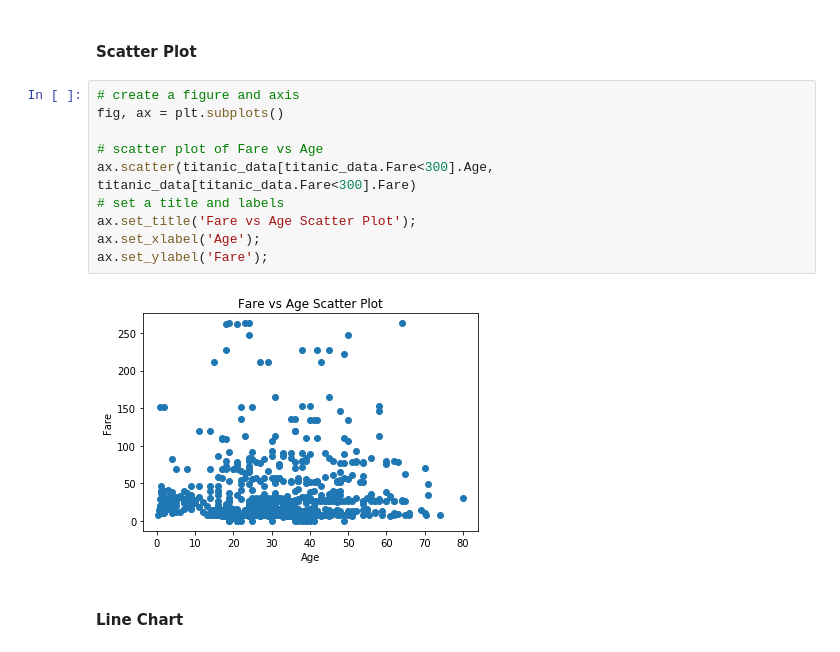
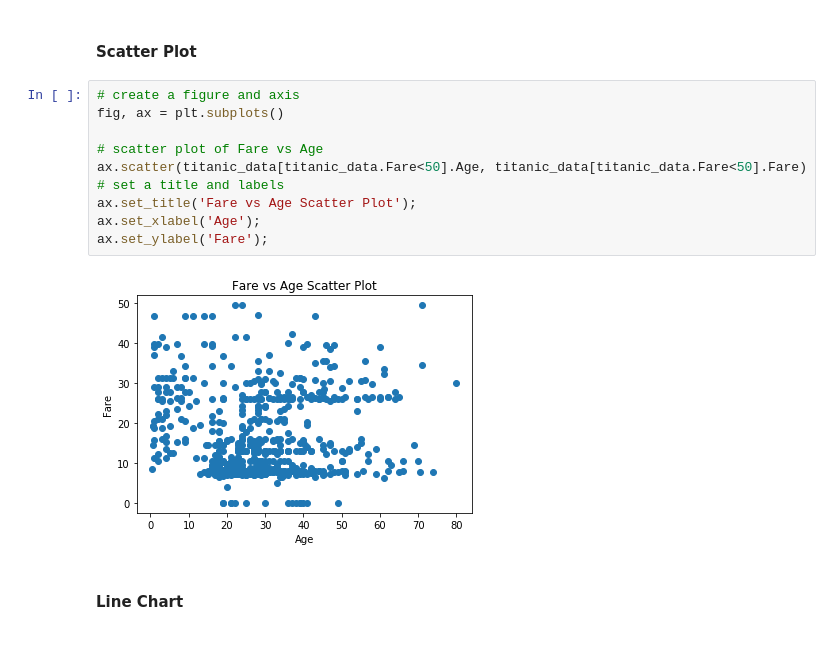
Before and after one commit to Vishnu1183/Utilities-, a Jupyter notebook: Tu_Py.ipynb, the cells around one changed output. Drawn from its saved outputs; the diff is of its cells as text.

```diff
--- a/Tu_Py.ipynb
+++ b/Tu_Py.ipynb
@@ -801,14 +803,14 @@ titanic_data.head(3)
 # %%
 # create a figure and axis
 fig, ax = plt.subplots()
 
 # scatter plot of Fare vs Age
-ax.scatter(titanic_data[titanic_data.Fare<300].Age, titanic_data[titanic_data.Fare<300].Fare)
+ax.scatter(titanic_data[titanic_data.Fare<50].Age, titanic_data[titanic_data.Fare<50].Fare)
 # set a title and labels
 ax.set_title('Fare vs Age Scatter Plot');
 ax.set_xlabel('Age');
 ax.set_ylabel('Fare');
 # %% [output]
-[figure, old version]
+[figure, new version]
 # %% [markdown]
 #### Line Chart
```
Also changed, not shown: parts of 49 cells of this notebook.
